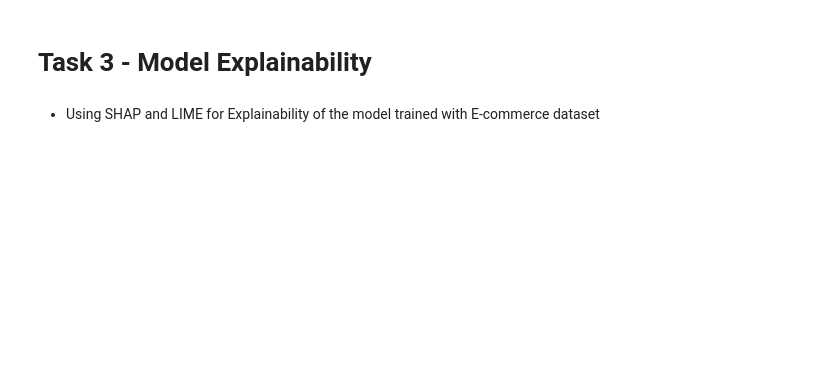
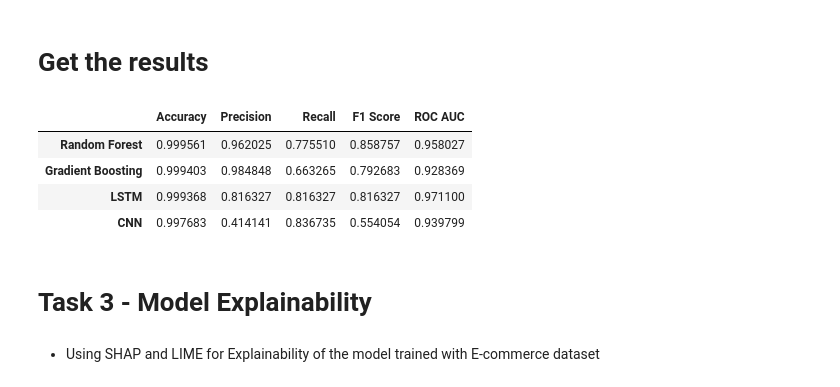
Before and after one commit to nebiyu-getachew/Fraud-Detection, a Jupyter notebook: notebooks/task_3.ipynb, the cells around one changed output. Drawn from its saved outputs; the diff is of its cells as text; code cells hidden in the pictures; blank space fills up the shorter version.

```diff
--- a/notebooks/task_3.ipynb
+++ b/notebooks/task_3.ipynb
@@ -0,0 +90,7 @@
+# %%
+# Assuming fraud_data_creditcard is the DataFrame for the credit card dataset
+_creditcard = DataPreparation(credit_data, target_column='Class')
+_creditcard.train_test_split(test_size=0.2, random_state=42)
+
+# Retrieving the train and test sets
+X_train_cc, X_test_cc, y_train_cc, y_test_cc = _creditcard.get_train_test_data()
@@ -0,0 +185,12 @@
+# %%
+# Create instance of the pipeline
+model_pipeline = ModelPipeline(X_train_cc, X_test_cc, y_train_cc, y_test_cc)
+
+# add models
+model_pipeline.add_models()
+
+# Train and evaluate, logging with MLflow
+best_model, best_model_name = model_pipeline.train_and_evaluate()
+
+# Save the best model
+model_pipeline.save_best_models(best_model, best_model_name, 'creditcard')
@@ -1,3 +227,15 @@
+# %% [markdown]
+# Get the results
+# %%
+results_creditcard, y_probs_credicard = model_pipeline.get_results()
+# %%
+pd.DataFrame(results_creditcard).T
+# %% [output]
+|  | Accuracy | Precision | Recall | F1 Score | ROC AUC |
+| Random Forest | 0.999561 | 0.962025 | 0.775510 | 0.858757 | 0.958027 |
+| Gradient Boosting | 0.999403 | 0.984848 | 0.663265 | 0.792683 | 0.928369 |
+| LSTM | 0.999368 | 0.816327 | 0.816327 | 0.816327 | 0.971100 |
+| CNN | 0.997683 | 0.414141 | 0.836735 | 0.554054 | 0.939799 |
 # %% [markdown]
 # **Task 3 - Model Explainability**
 # %% [markdown]
```
Also changed, not shown: parts of 31 cells of this notebook.
